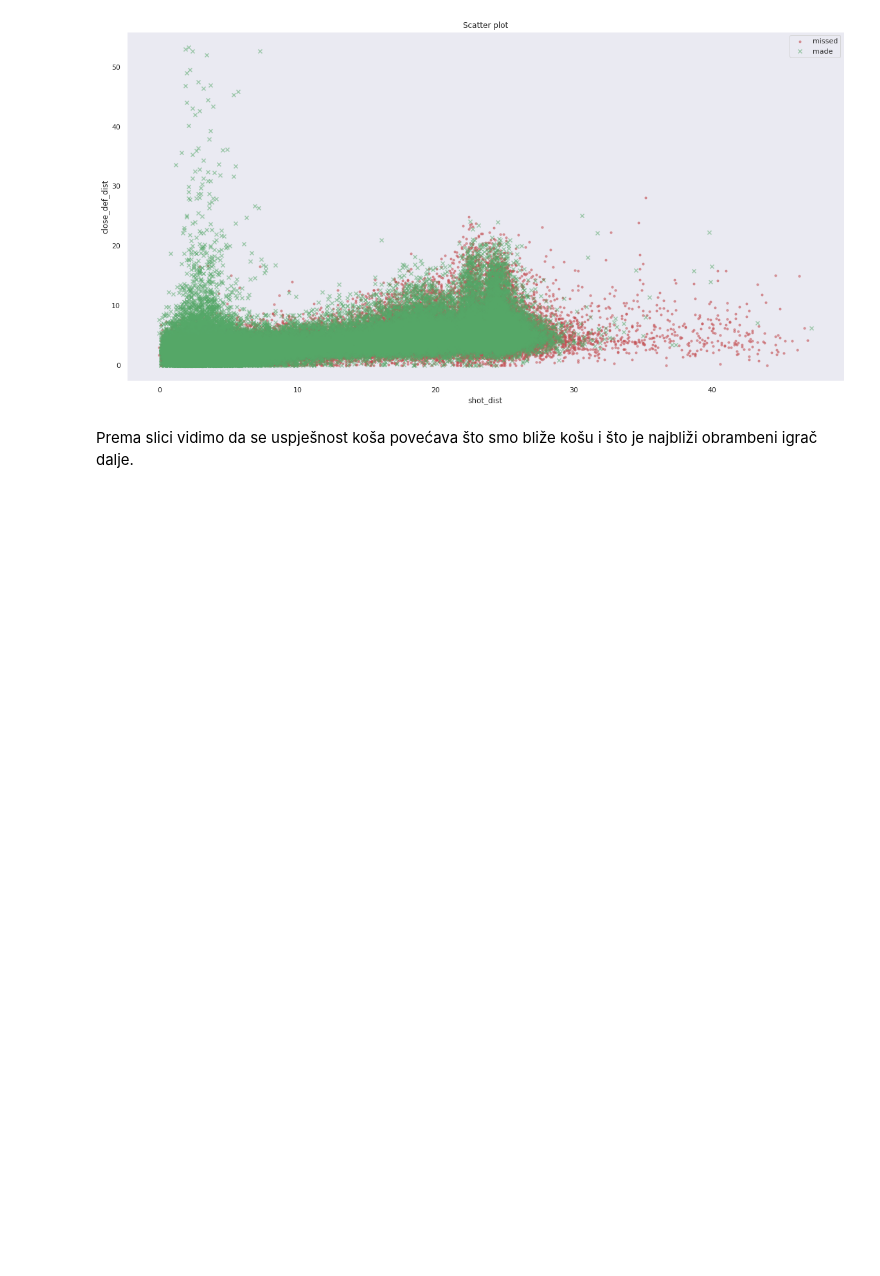
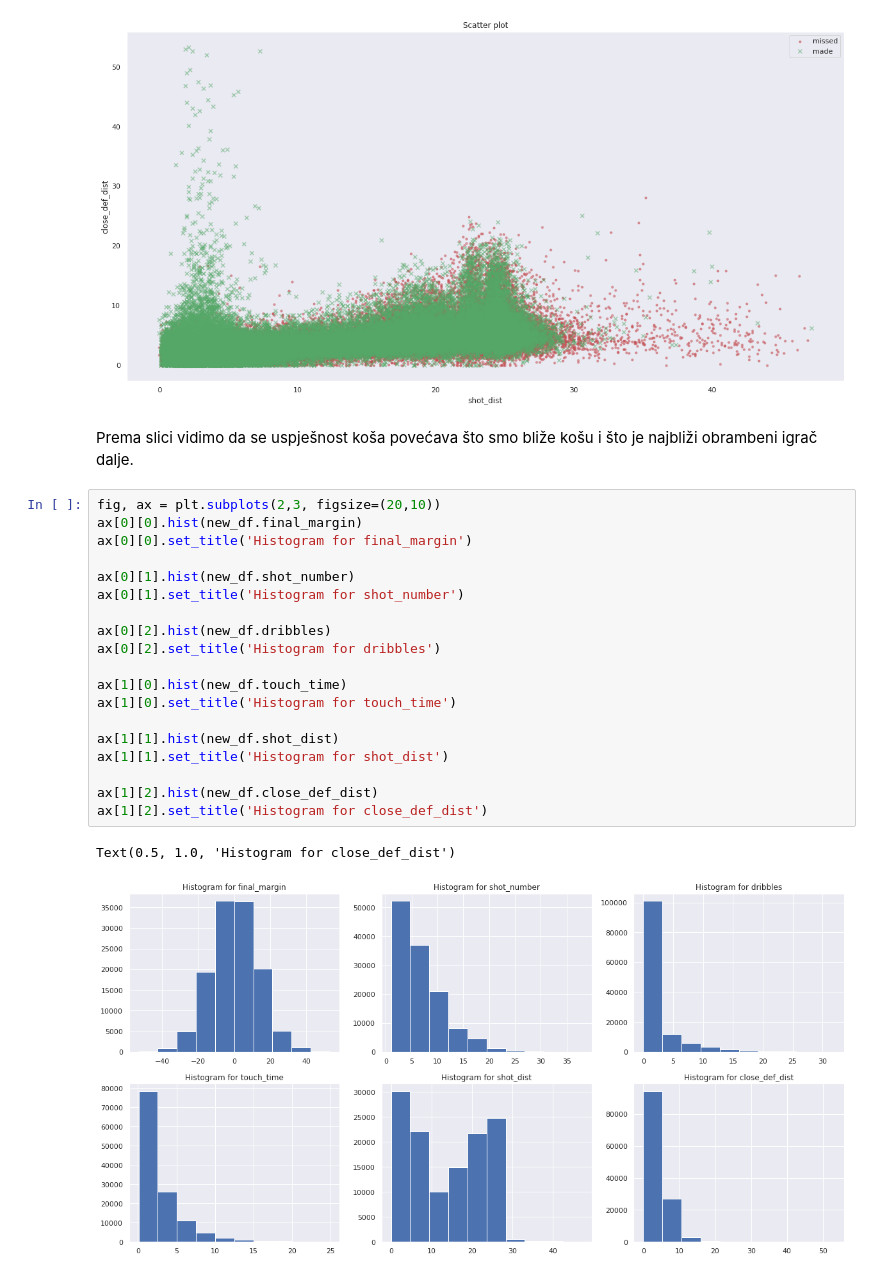
Before and after one commit to pdragojevic/Predicting-NBA-Shots, a Jupyter notebook: predicting_nba_shots.ipynb, the cells around one changed output. Drawn from its saved outputs; the diff is of its cells as text; blank space fills up the shorter version.

Commit message:
Added histograms

```diff
--- a/predicting_nba_shots.ipynb
+++ b/predicting_nba_shots.ipynb
@@ -249,3 +249,25 @@ plt.show()
 [figure]
 # %% [markdown]
 Prema slici vidimo da se uspješnost koša povećava što smo bliže košu i što je najbliži obrambeni igrač dalje.
+# %%
+fig, ax = plt.subplots(2,3, figsize=(20,10))
+ax[0][0].hist(new_df.final_margin)
+ax[0][0].set_title('Histogram for final_margin')
+
+ax[0][1].hist(new_df.shot_number)
+ax[0][1].set_title('Histogram for shot_number')
+
+ax[0][2].hist(new_df.dribbles)
+ax[0][2].set_title('Histogram for dribbles')
+
+ax[1][0].hist(new_df.touch_time)
+ax[1][0].set_title('Histogram for touch_time')
+
+ax[1][1].hist(new_df.shot_dist)
+ax[1][1].set_title('Histogram for shot_dist')
+
+ax[1][2].hist(new_df.close_def_dist)
+ax[1][2].set_title('Histogram for close_def_dist')
+# %% [output]
+Text(0.5, 1.0, 'Histogram for close_def_dist')
+[figure, added]
```
Also changed, not shown: parts of 2 cells of this notebook.
